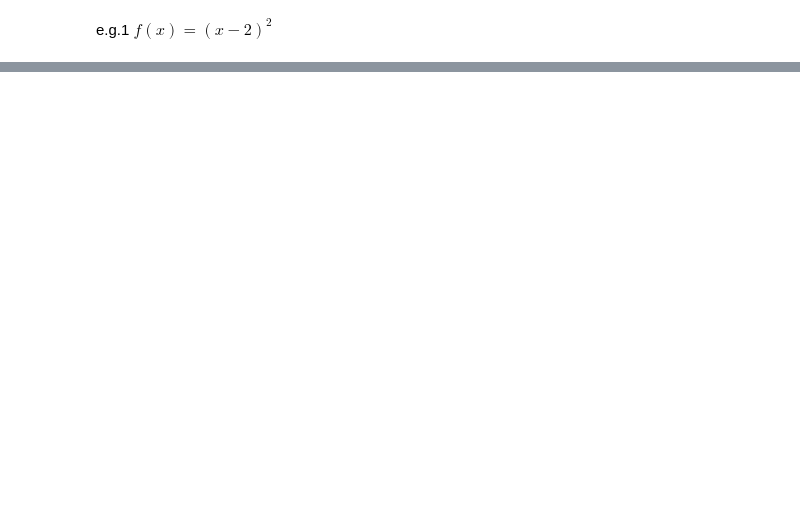
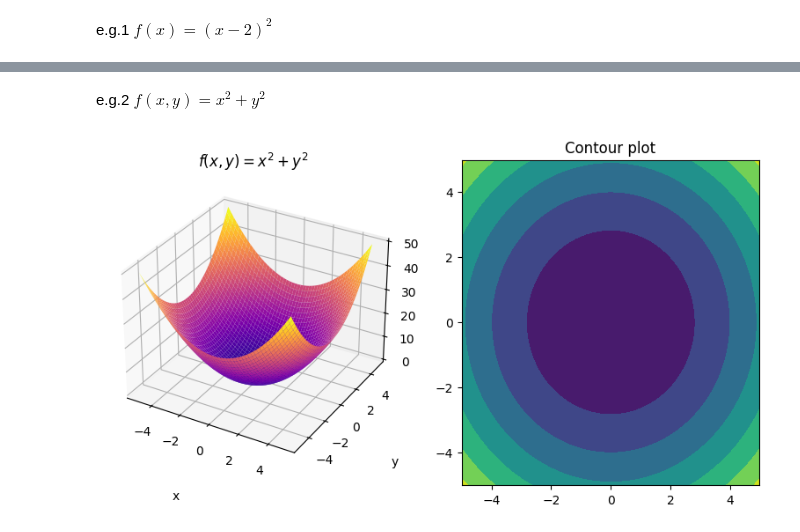
Before and after one commit to pquynhvu/ML, a Jupyter notebook: demo/gradient-descent.ipynb, the cells around one changed output, grey strips where cells are left out. Drawn from its saved outputs; the diff is of its cells as text; code cells hidden in the pictures; blank space fills up the shorter version.

```diff
--- a/demo/gradient-descent.ipynb
+++ b/demo/gradient-descent.ipynb
@@ -23,0 +30,26 @@ Text(0.5, 1.0, 'Batch Gradient Descent')
+# %% [markdown]
+e.g.2 $f(x,y) = x^2 + y^2$
+# %%
+fig = plt.figure(figsize=plt.figaspect(0.5)) # Set up a figure twice as wide as it is tall
+
+x = np.arange(-5, 5, 0.02)
+y = np.arange(-5, 5, 0.02)
+X, Y = np.meshgrid(x, y)
+
+# Set up the axes for the first plot
+
+ax = fig.add_subplot(1, 2, 1, projection='3d')
+ax.plot_surface(X, Y, X**2+Y**2, cmap = plt.cm.plasma)
+ax.set_title('$f(x,y) = x^2 + y^2$')
+ax.set_xlabel('x', labelpad=20)
+ax.set_ylabel('y', labelpad=20)
+ax.set_zlabel('z', labelpad=20)
+
+# set up the axes for the second plot
+ax = fig.add_subplot(1, 2, 2)
+plt.contourf(X, Y, X**2+Y**2)
+ax.set_title('Contour plot')
+
+plt.show()
+# %% [output]
+[figure, added]
```
Also changed, not shown: parts of 4 cells of this notebook, 1 other file.
